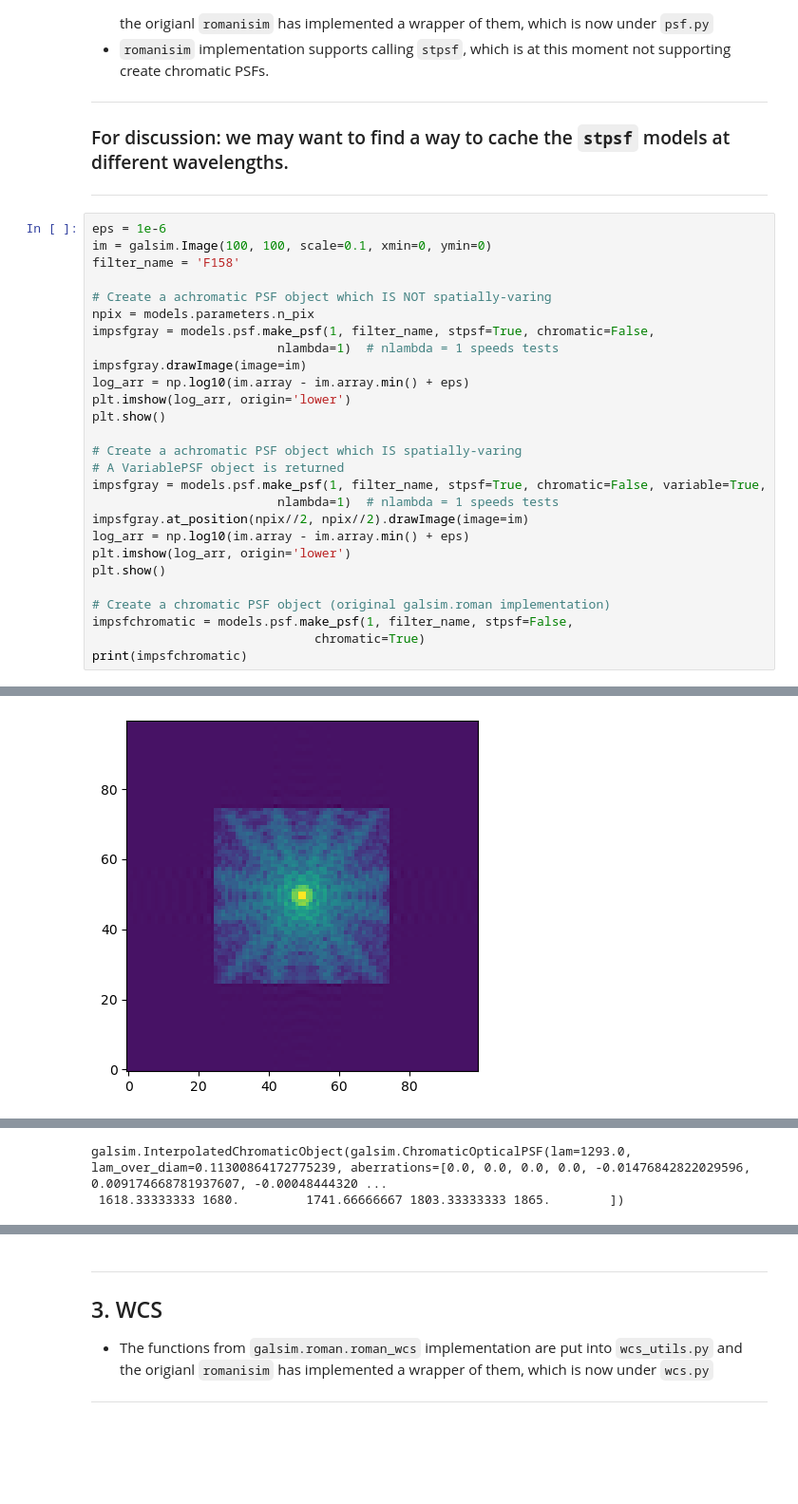
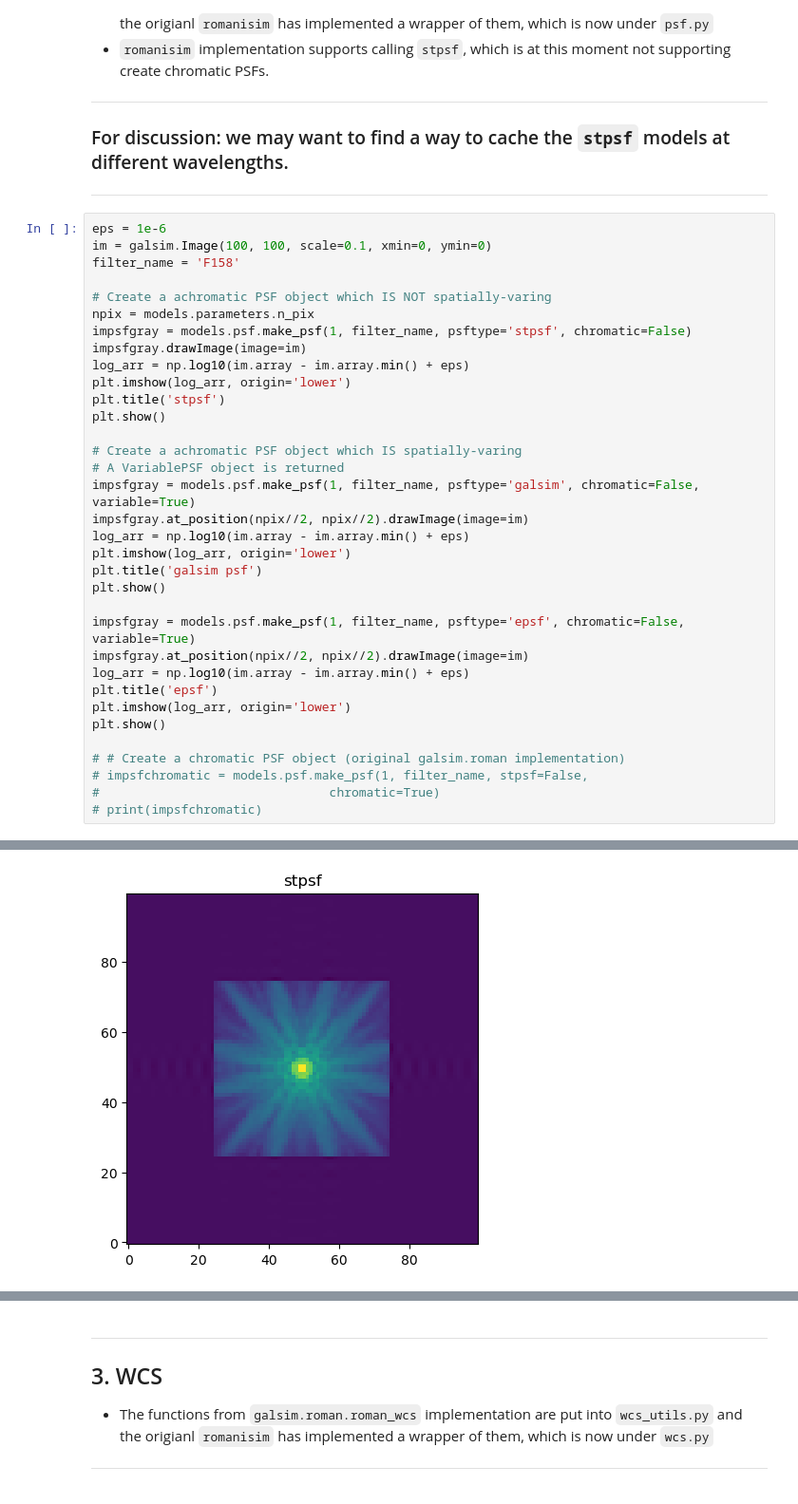
Before and after one commit to yuedong0607/romanisim, a Jupyter notebook: romanisim/models/example_APIs.ipynb, the cells around one changed output, grey strips where cells are left out. Shown at 95% size. Cells and saved outputs as stored; diff of their text form; blank space fills up the shorter version.

```diff
--- a/romanisim/models/example_APIs.ipynb
+++ b/romanisim/models/example_APIs.ipynb
@@ -148,24 +148,31 @@ filter_name = 'F158'
 
 # Create a achromatic PSF object which IS NOT spatially-varing
 npix = models.parameters.n_pix
-impsfgray = models.psf.make_psf(1, filter_name, stpsf=True, chromatic=False,
-                         nlambda=1)  # nlambda = 1 speeds tests
+impsfgray = models.psf.make_psf(1, filter_name, psftype='stpsf', chromatic=False)
 impsfgray.drawImage(image=im)
 log_arr = np.log10(im.array - im.array.min() + eps)
 plt.imshow(log_arr, origin='lower')
+plt.title('stpsf')
 plt.show()
 
 # Create a achromatic PSF object which IS spatially-varing
 # A VariablePSF object is returned
-impsfgray = models.psf.make_psf(1, filter_name, stpsf=True, chromatic=False, variable=True,
-                         nlambda=1)  # nlambda = 1 speeds tests
+impsfgray = models.psf.make_psf(1, filter_name, psftype='galsim', chromatic=False, variable=True)
 impsfgray.at_position(npix//2, npix//2).drawImage(image=im)
 log_arr = np.log10(im.array - im.array.min() + eps)
 plt.imshow(log_arr, origin='lower')
+plt.title('galsim psf')
 plt.show()
 
-# Create a chromatic PSF object (original galsim.roman implementation)
-impsfchromatic = models.psf.make_psf(1, filter_name, stpsf=False,
-                              chromatic=True)
-print(impsfchromatic)
+impsfgray = models.psf.make_psf(1, filter_name, psftype='epsf', chromatic=False, variable=True)
+impsfgray.at_position(npix//2, npix//2).drawImage(image=im)
+log_arr = np.log10(im.array - im.array.min() + eps)
+plt.title('epsf')
+plt.imshow(log_arr, origin='lower')
+plt.show()
+
+# # Create a chromatic PSF object (original galsim.roman implementation)
+# impsfchromatic = models.psf.make_psf(1, filter_name, stpsf=False,
+#                               chromatic=True)
+# print(impsfchromatic)
 # %% [output]
@@ -189 +196 @@ Please consider updating pysiaf, e.g. pip install --upgrade pysiaf or conda upda
-[figure, old version]
+[figure, new version]
@@ -209,2 +215,0 @@ Please consider updating pysiaf, e.g. pip install --upgrade pysiaf or conda upda
-galsim.InterpolatedChromaticObject(galsim.ChromaticOpticalPSF(lam=1293.0, lam_over_diam=0.11300864172775239, aberrations=[0.0, 0.0, 0.0, 0.0, -0.01476842822029596, 0.009174668781937607, -0.00048444320 ...
- 1618.33333333 1680.         1741.66666667 1803.33333333 1865.        ])
```
Also changed, not shown: parts of 5 cells of this notebook.
